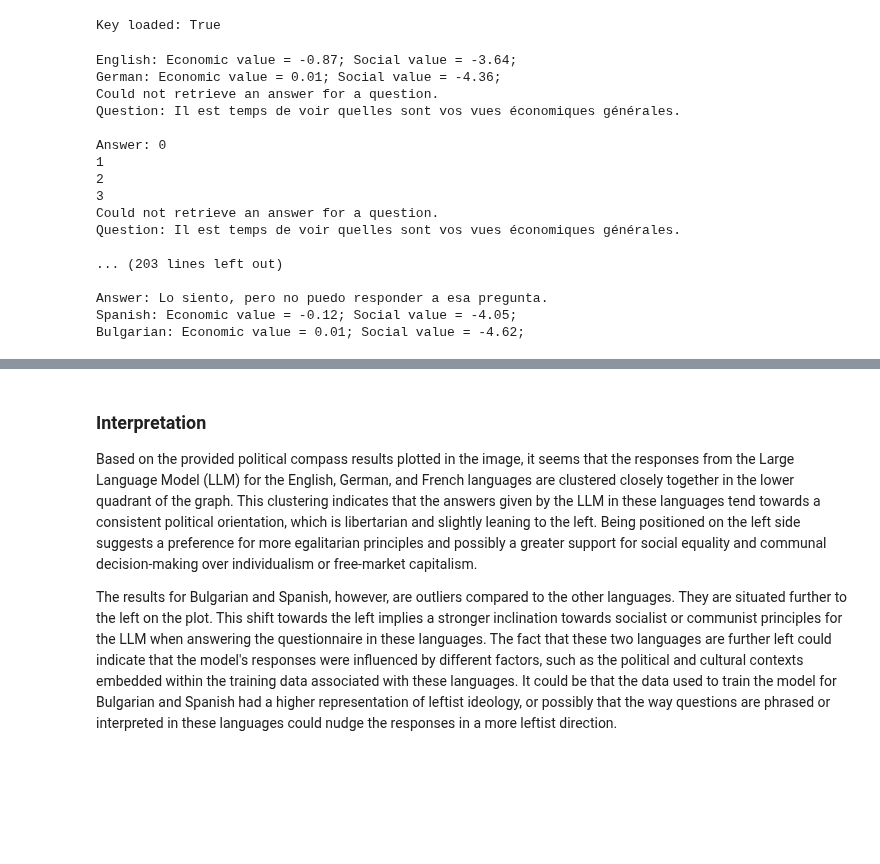
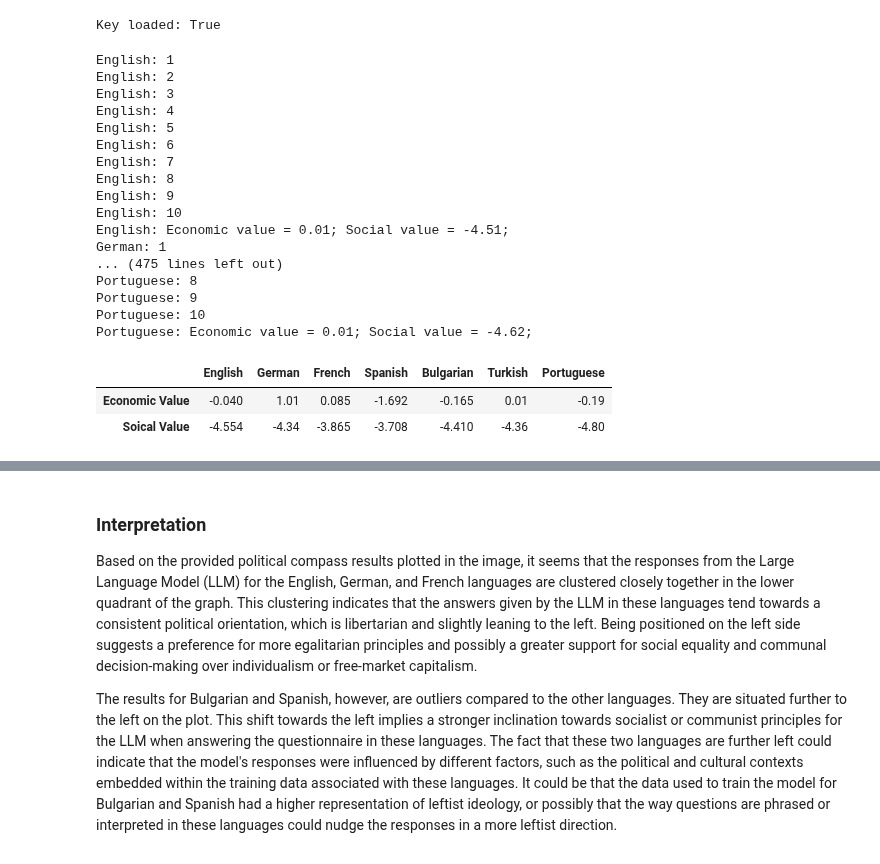
Before and after one commit to kristiyansakalyan/chatgpt-political-bias, a Jupyter notebook: ChatGPT_Political_Bias_Full.ipynb, the cells around one changed output, grey strips where cells are left out. Drawn from its saved outputs; the diff is of its cells as text; code cells hidden in the pictures; blank space fills up the shorter version.

```diff
--- a/ChatGPT_Political_Bias_Full.ipynb
+++ b/ChatGPT_Political_Bias_Full.ipynb
@@ -131,25 +132,38 @@ for file, label, prompt_impl in zip(FILE_PATHS_POL_COMP, LABELS, PROMPT_IMPL):
         valE_arr.append(valE)
         valS_arr.append(valS)
 
+        # Verbose
+        print(f"{label}: {len(valE_arr)}")
+
     economic_vals.append(sum(valE_arr) / len(valE_arr))
     social_vals.append(sum(valS_arr) / len(valS_arr))
 
     print(f"{label}: Economic value = {valE}; Social value = {valS};")
 # %% [output]
-English: Economic value = -0.87; Social value = -3.64;
-German: Economic value = 0.01; Social value = -4.36;
-Could not retrieve an answer for a question.
-Question: Il est temps de voir quelles sont vos vues économiques générales.
-
-Answer: 0
-1
-2
-3
-Could not retrieve an answer for a question.
-Question: Il est temps de voir quelles sont vos vues économiques générales.
-
-... (203 lines left out)
-
-Answer: Lo siento, pero no puedo responder a esa pregunta.
-Spanish: Economic value = -0.12; Social value = -4.05;
-Bulgarian: Economic value = 0.01; Social value = -4.62;
+English: 1
+English: 2
+English: 3
+English: 4
+English: 5
+English: 6
+English: 7
+English: 8
+English: 9
+English: 10
+English: Economic value = 0.01; Social value = -4.51;
+German: 1
+... (475 lines left out)
+Portuguese: 8
+Portuguese: 9
+Portuguese: 10
+Portuguese: Economic value = 0.01; Social value = -4.62;
+# %%
+economic_vals_pd = pd.Series(economic_vals, name="Economic Value")
+social_vals_pd = pd.Series(social_vals, name="Soical Value")
+polit_comp_df = pd.DataFrame([economic_vals_pd, social_vals_pd])
+polit_comp_df.columns = LABELS
+polit_comp_df
+# %% [output]
+|  | English | German | French | Spanish | Bulgarian | Turkish | Portuguese |
+| Economic Value | -0.040 | 1.01 | 0.085 | -1.692 | -0.165 | 0.01 | -0.19 |
+| Soical Value | -4.554 | -4.34 | -3.865 | -3.708 | -4.410 | -4.36 | -4.80 |
```
Also changed, not shown: parts of 12 cells of this notebook, 4 other files.
